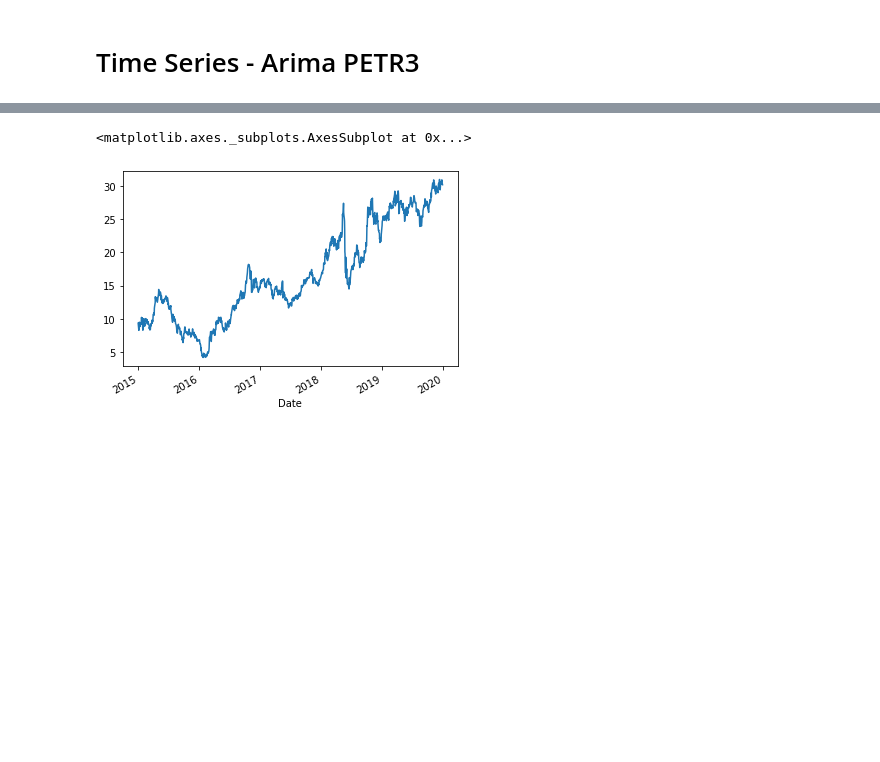
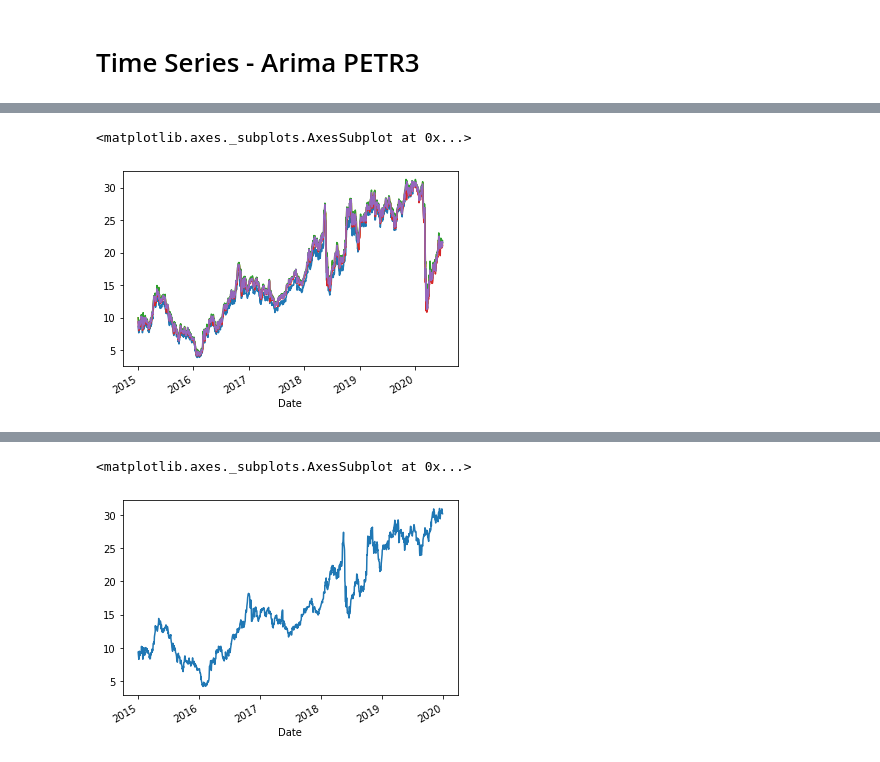
Before and after one commit to luanavsr/awari-projeto, a Jupyter notebook: TimeSeriesArima.ipynb, the cells around one changed output, grey strips where cells are left out. Drawn from its saved outputs; the diff is of its cells as text; code cells hidden in the pictures; blank space fills up the shorter version.

```diff
--- a/TimeSeriesArima.ipynb
+++ b/TimeSeriesArima.ipynb
@@ -66,0 +50,11 @@ Name: Close, Length: 1363, dtype: float64
+# %%
+# Gráficos dos preços coletados
+
+petr4["Adj Close"].plot()
+petr4["Open"].plot()
+petr4["High"].plot()
+petr4["Low"].plot()
+petr4["Close"].plot()
+# %% [output]
+<matplotlib.axes._subplots.AxesSubplot at 0x...>
+[figure, added]
```
Also changed, not shown: parts of 20 cells of this notebook.
